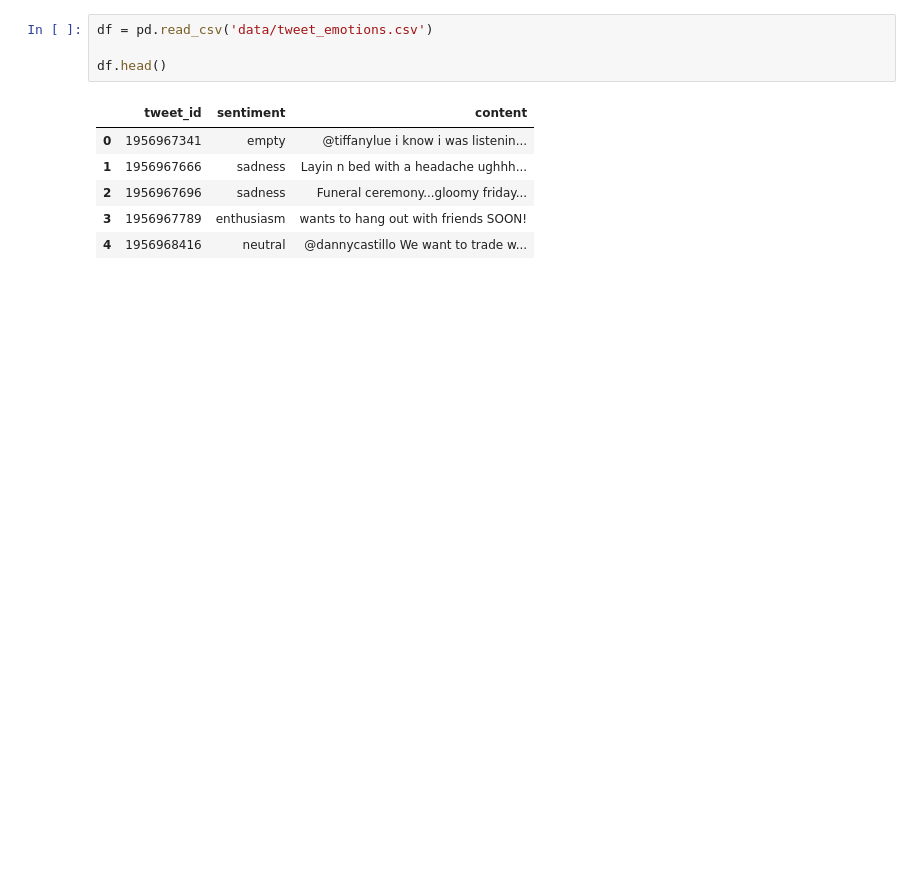
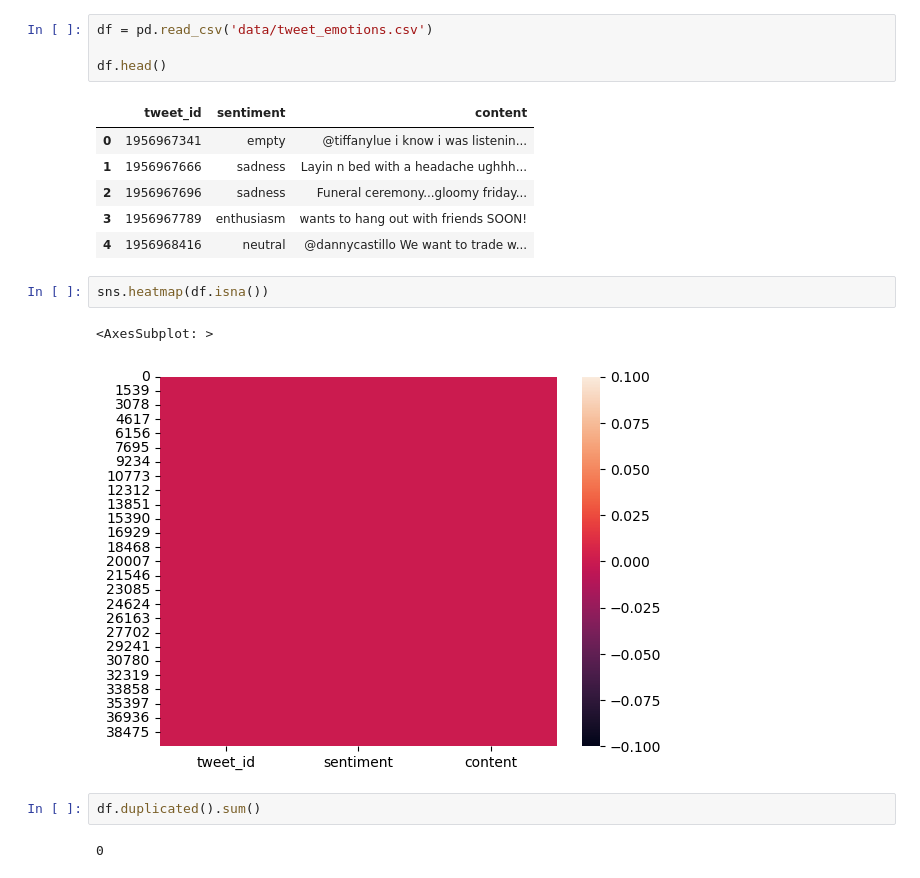
Before and after one commit to srikresna/ml-jobsheet, a Jupyter notebook: JS07_UTS/js08_uts.ipynb, the cells around one changed output. Drawn from its saved outputs; the diff is of its cells as text; blank space fills up the shorter version.

```diff
--- a/JS07_UTS/js08_uts.ipynb
+++ b/JS07_UTS/js08_uts.ipynb
@@ -64,3 +68,12 @@ df.head()
 | 2 | 1956967696 | sadness | Funeral ceremony...gloomy friday... |
 | 3 | 1956967789 | enthusiasm | wants to hang out with friends SOON! |
 | 4 | 1956968416 | neutral | @dannycastillo We want to trade w... |
+# %%
+sns.heatmap(df.isna())
+# %% [output]
+<AxesSubplot: >
+[figure, added]
+# %%
+df.duplicated().sum()
+# %% [output]
+0
```
Also changed, not shown: parts of 66 cells of this notebook, 4 other files.
